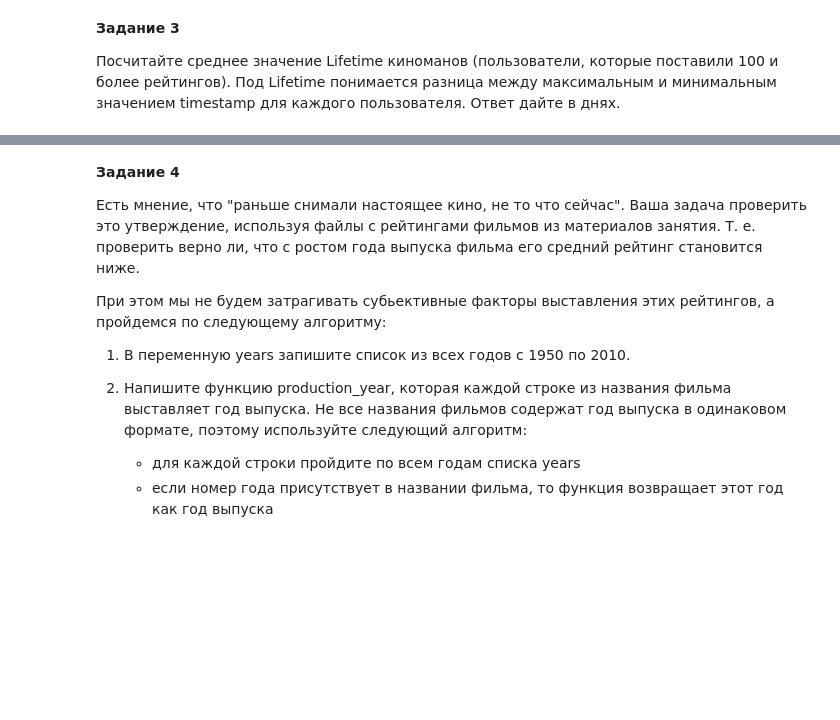
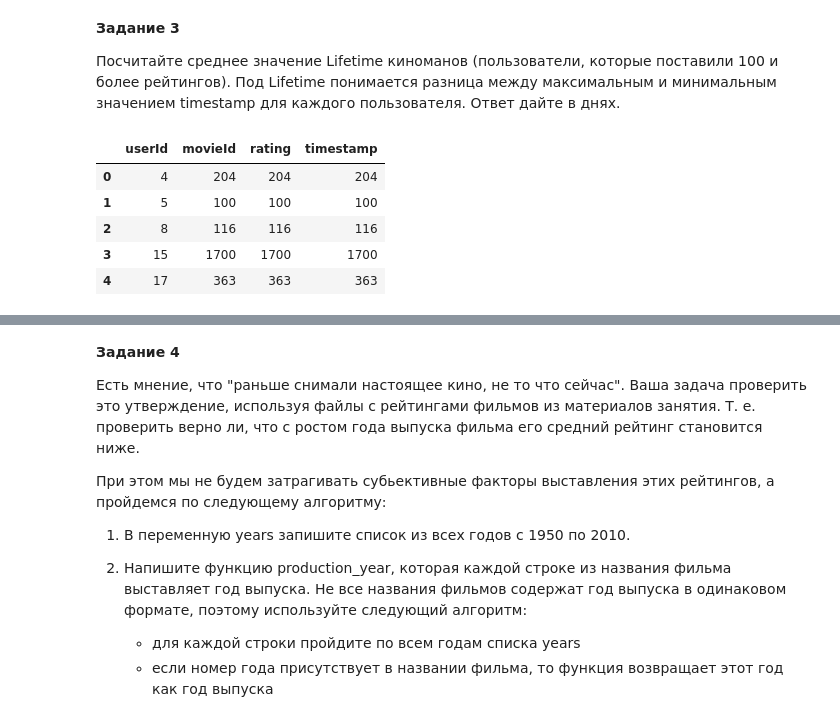
Before and after one commit to stacyinla/Netology-Phyton, a Jupyter notebook: iskhakova_hm6.ipynb, the cells around one changed output, grey strips where cells are left out. Saved outputs shown, nothing was run; the diff lists cells and outputs as text; code cells hidden in the pictures; blank space fills up the shorter version.

```diff
--- a/iskhakova_hm6.ipynb
+++ b/iskhakova_hm6.ipynb
@@ -116,0 +164,12 @@ ml-latest-small/
+# %%
+# группировка по пользователю и выявление только тех, число оценок (строк) для которых >= 100 в датафрейм ratings_filtered
+ratings_filtered = ratings.groupby('userId').count()
+ratings_filtered = ratings_filtered[ratings_filtered['timestamp'] >= 100].reset_index()
+ratings_filtered.head(5)
+# %% [output]
+|  | userId | movieId | rating | timestamp |
+| 0 | 4 | 204 | 204 | 204 |
+| 1 | 5 | 100 | 100 | 100 |
+| 2 | 8 | 116 | 116 | 116 |
+| 3 | 15 | 1700 | 1700 | 1700 |
+| 4 | 17 | 363 | 363 | 363 |
```
Also changed, not shown: parts of 8 cells of this notebook.
